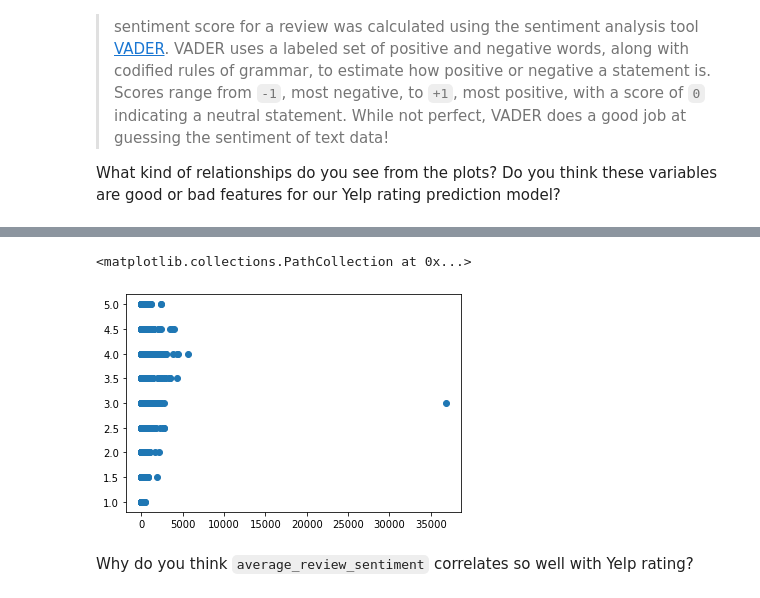
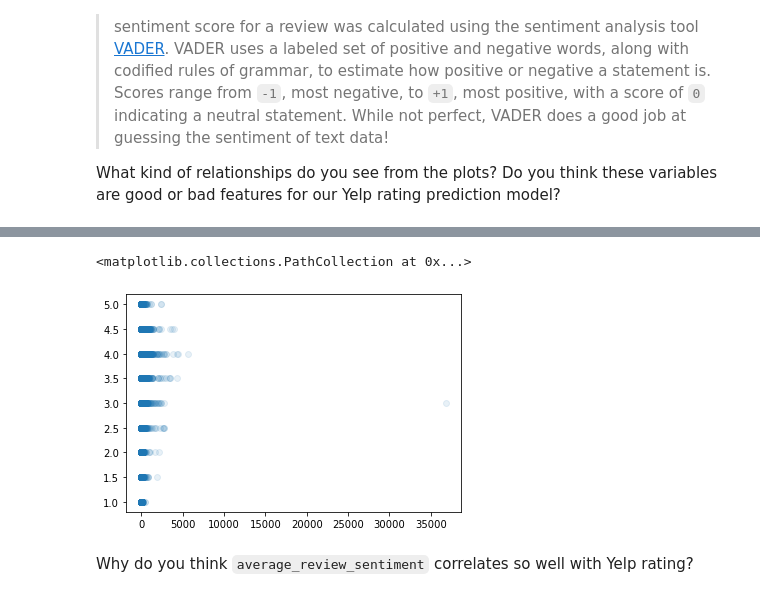
Before and after one commit to itskamillaa/yelp-review-analysis, a Jupyter notebook: yelp_regression.ipynb, the cells around one changed output, grey strips where cells are left out. Cells and saved outputs as stored; diff of their text form; code cells hidden in the pictures.

```diff
--- a/yelp_regression.ipynb
+++ b/yelp_regression.ipynb
@@ -362,9 +362,9 @@ plt.scatter(df.average_review_age,df.stars,alpha=1)
 # %%
 # plot number_funny_votes against stars here
-plt.scatter(df.number_funny_votes,df.stars,alpha=1)
+plt.scatter(df.number_funny_votes,df.stars,alpha=0.1)
 # %% [output]
 <matplotlib.collections.PathCollection at 0x...>
-[figure, old version]
+[figure, new version]
 # %% [markdown]
 Why do you think `average_review_sentiment` correlates so well with Yelp rating?
 # %% [markdown]
```
Also changed, not shown: parts of 6 cells of this notebook.
